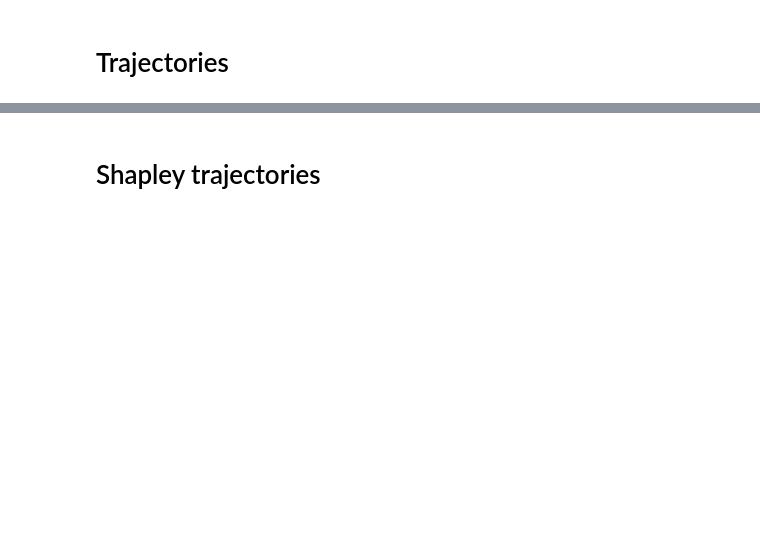
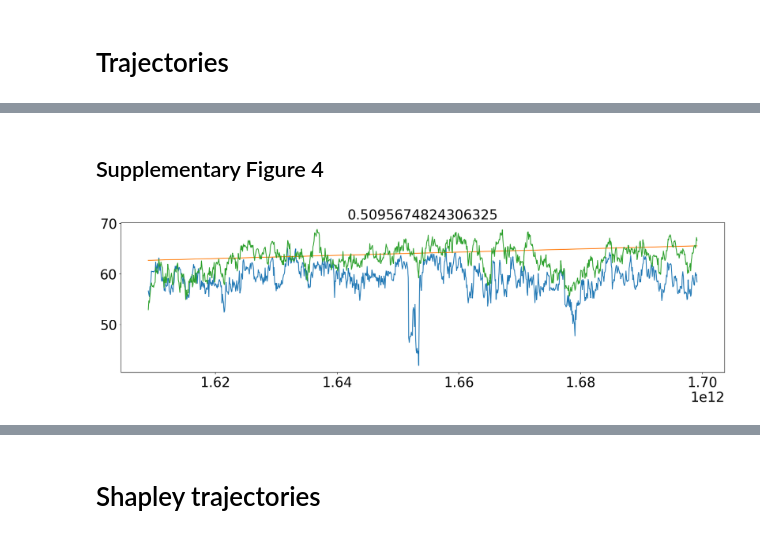
Before and after one commit to codelableidenvelux/ML_Age_Trajectory_2023, a Jupyter notebook: train_MLAGE_model.ipynb, the cells around one changed output, grey strips where cells are left out. Saved outputs shown, nothing was run; the diff lists cells and outputs as text; code cells hidden in the pictures; blank space fills up the shorter version.

```diff
--- a/train_MLAGE_model.ipynb
+++ b/train_MLAGE_model.ipynb
@@ -711,0 +727,28 @@ np.squeeze(NORM['all_preds'])[idx][0]
+# %% [markdown]
+## Supplementary Figure 4
+# %%
+all_pids = np.squeeze(loadmat('all_age_pred_21d_30_11_2023.mat')['all_pids'])
+all_preds = np.squeeze(loadmat('all_age_pred_21d_30_11_2023.mat')['all_preds'])
+all_ages = np.squeeze(loadmat('all_age_pred_21d_30_11_2023.mat')['all_ages'])
+all_preds_times = np.squeeze(loadmat('all_age_pred_21d_30_11_2023.mat')['all_preds_times'])
+
+all_pids_OLD = np.squeeze(loadmat('all_age_pred_21d_OLD_29_12_2023.mat')['all_pids'])
+all_preds_OLD = np.squeeze(loadmat('all_age_pred_21d_OLD_29_12_2023.mat')['all_preds'])
+all_preds_times_OLD = np.squeeze(loadmat('all_age_pred_21d_OLD_29_12_2023.mat')['all_preds_times'])
+# %%
+from scipy import stats
+IDX_OLD = 15
+p = all_pids_OLD[IDX_OLD][0]
+IDX = np.where(np.array(all_pids) == p)[0][0]
+
+fig, ax = plt.subplots(1,1, figsize=(20,5))
+
+ax.plot(np.squeeze(all_preds_times[IDX]), np.squeeze(all_preds[IDX]))
+ax.plot(np.squeeze(all_preds_times[IDX]), np.squeeze(all_ages[IDX]))
+ax.plot(np.squeeze(all_preds_times_OLD[IDX_OLD]), np.squeeze(all_preds_OLD[IDX_OLD]))
+
+ax.set_title(stats.spearmanr(np.squeeze(all_preds[IDX]), np.squeeze(all_preds_OLD[IDX_OLD])).statistic)
+
+plt.savefig('./figures/supplementary_figure_4_a.pdf')
+# %% [output]
+[figure, added]
```
Also changed, not shown: parts of 64 cells of this notebook, 9 other files.
